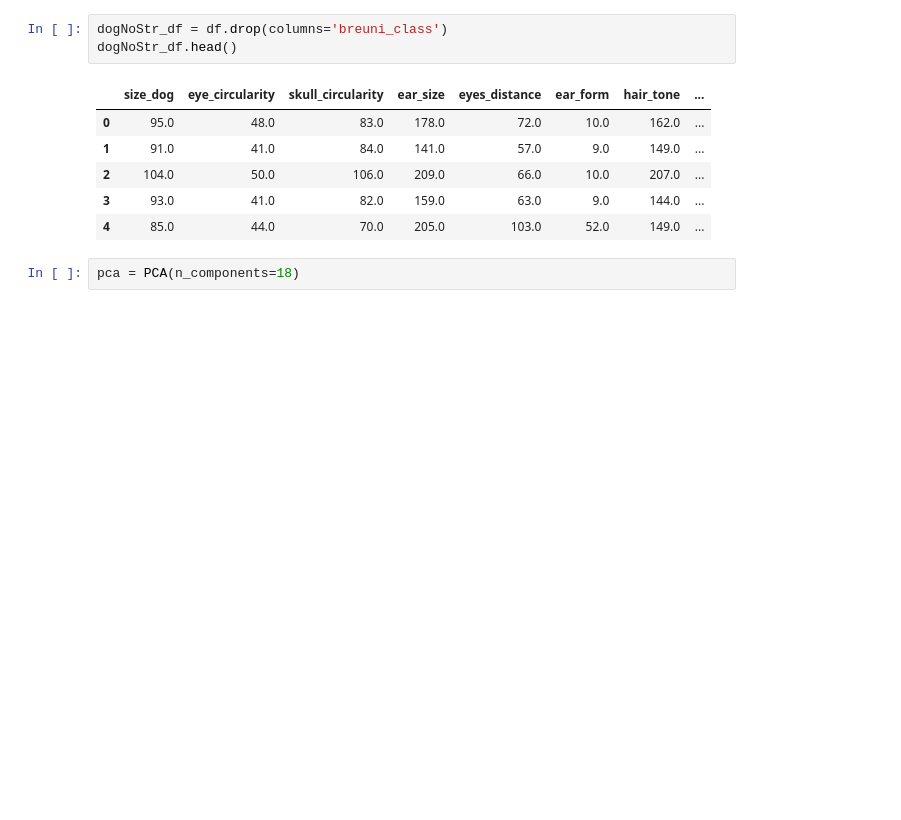
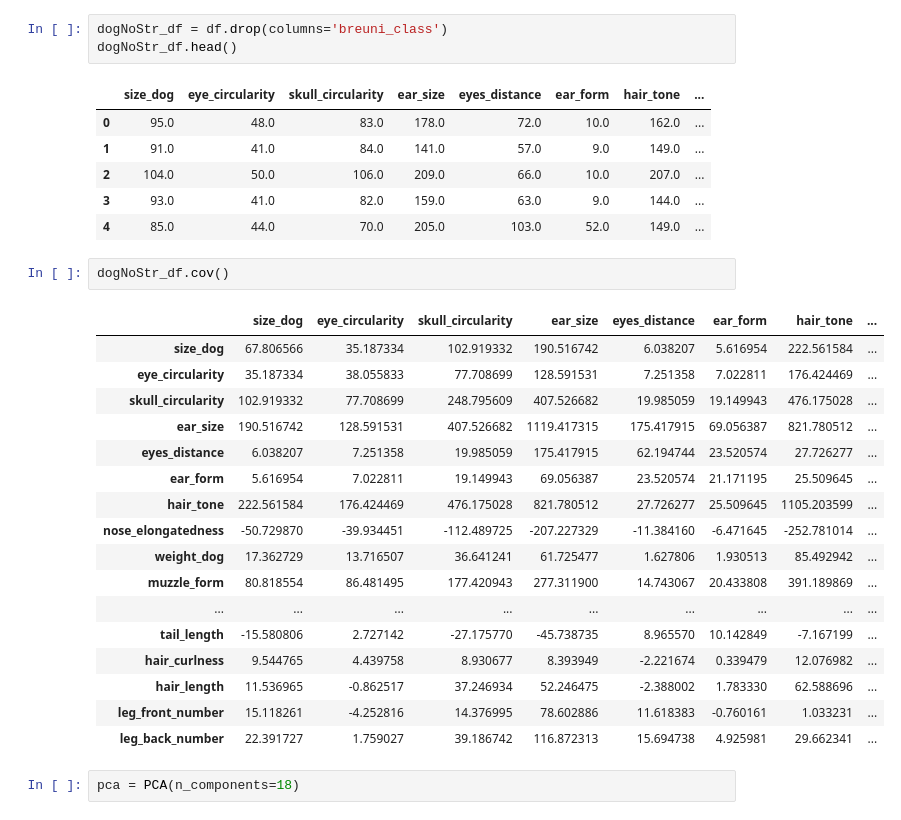
Before and after one commit to Luaa998/Kohonen-maps_Projekt, a Jupyter notebook: Milestone3.ipynb, the cells around one changed output. Cells and saved outputs as stored; diff of their text form; blank space fills up the shorter version.

```diff
--- a/Milestone3.ipynb
+++ b/Milestone3.ipynb
@@ -52,5 +52,25 @@ dogNoStr_df.head()
 | 2 | 104.0 | 50.0 | 106.0 | 209.0 | 66.0 | 10.0 | 207.0 | ... |
 | 3 | 93.0 | 41.0 | 82.0 | 159.0 | 63.0 | 9.0 | 144.0 | ... |
 | 4 | 85.0 | 44.0 | 70.0 | 205.0 | 103.0 | 52.0 | 149.0 | ... |
+# %%
+dogNoStr_df.cov()
+# %% [output]
+|  | size_dog | eye_circularity | skull_circularity | ear_size | eyes_distance | ear_form | hair_tone | ... |
+| size_dog | 67.806566 | 35.187334 | 102.919332 | 190.516742 | 6.038207 | 5.616954 | 222.561584 | ... |
+| eye_circularity | 35.187334 | 38.055833 | 77.708699 | 128.591531 | 7.251358 | 7.022811 | 176.424469 | ... |
+| skull_circularity | 102.919332 | 77.708699 | 248.795609 | 407.526682 | 19.985059 | 19.149943 | 476.175028 | ... |
+| ear_size | 190.516742 | 128.591531 | 407.526682 | 1119.417315 | 175.417915 | 69.056387 | 821.780512 | ... |
+| eyes_distance | 6.038207 | 7.251358 | 19.985059 | 175.417915 | 62.194744 | 23.520574 | 27.726277 | ... |
+| ear_form | 5.616954 | 7.022811 | 19.149943 | 69.056387 | 23.520574 | 21.171195 | 25.509645 | ... |
+| hair_tone | 222.561584 | 176.424469 | 476.175028 | 821.780512 | 27.726277 | 25.509645 | 1105.203599 | ... |
+| nose_elongatedness | -50.729870 | -39.934451 | -112.489725 | -207.227329 | -11.384160 | -6.471645 | -252.781014 | ... |
+| weight_dog | 17.362729 | 13.716507 | 36.641241 | 61.725477 | 1.627806 | 1.930513 | 85.492942 | ... |
+| muzzle_form | 80.818554 | 86.481495 | 177.420943 | 277.311900 | 14.743067 | 20.433808 | 391.189869 | ... |
+| ... | ... | ... | ... | ... | ... | ... | ... | ... |
+| tail_length | -15.580806 | 2.727142 | -27.175770 | -45.738735 | 8.965570 | 10.142849 | -7.167199 | ... |
+| hair_curlness | 9.544765 | 4.439758 | 8.930677 | 8.393949 | -2.221674 | 0.339479 | 12.076982 | ... |
+| hair_length | 11.536965 | -0.862517 | 37.246934 | 52.246475 | -2.388002 | 1.783330 | 62.588696 | ... |
+| leg_front_number | 15.118261 | -4.252816 | 14.376995 | 78.602886 | 11.618383 | -0.760161 | 1.033231 | ... |
+| leg_back_number | 22.391727 | 1.759027 | 39.186742 | 116.872313 | 15.694738 | 4.925981 | 29.662341 | ... |
 # %%
 pca = PCA(n_components=18)
```
Also changed, not shown: parts of 3 cells of this notebook.
